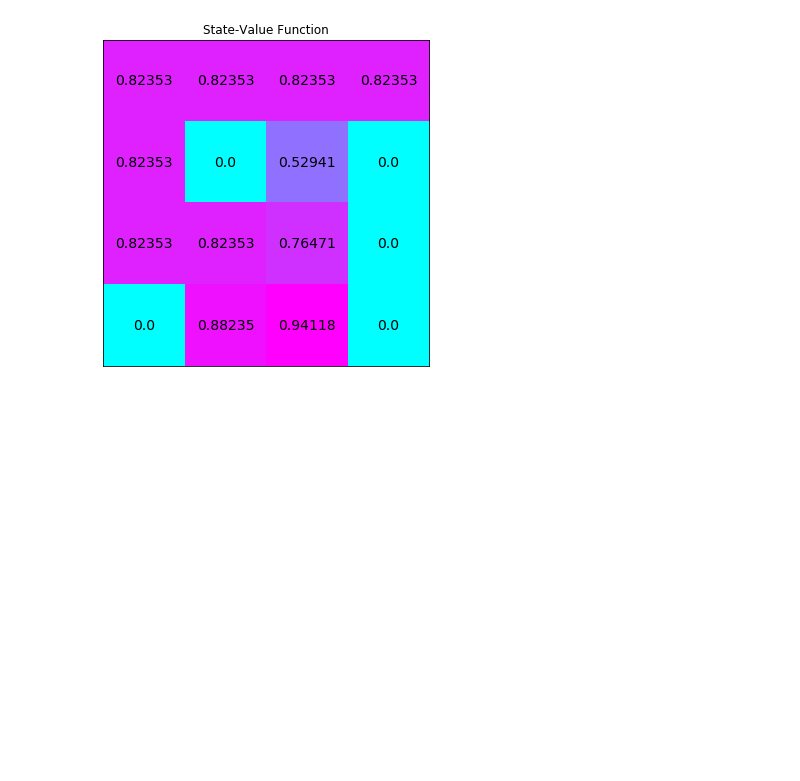
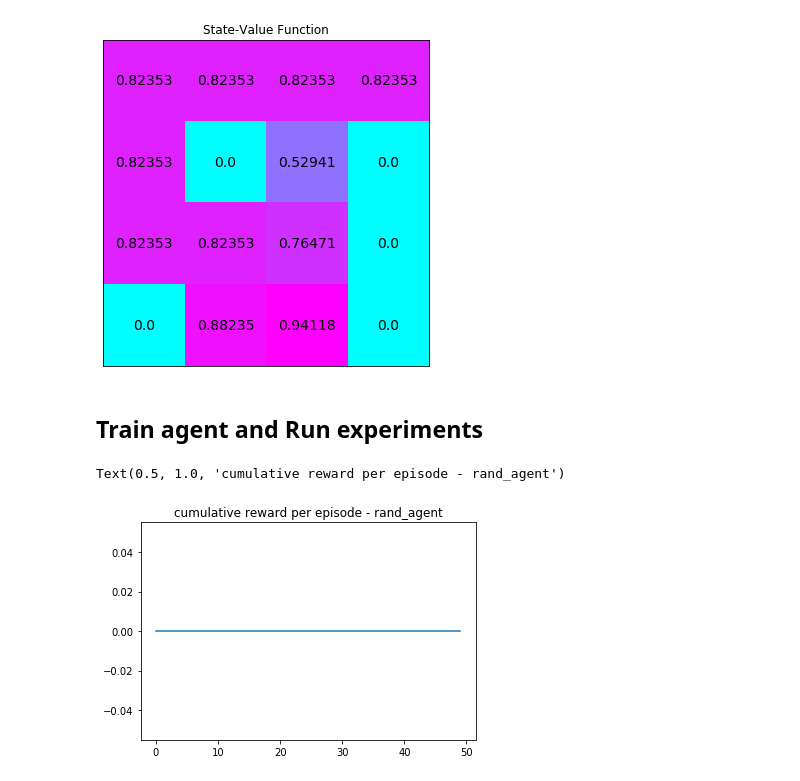
Before and after one commit to racousin/rl_introduction, a Jupyter notebook: notebooks/II) dynamic-programming.ipynb, the cells around one changed output. Cells and saved outputs as stored; diff of their text form; code cells hidden in the pictures; blank space fills up the shorter version.

Commit message:
mdp, init full version

```diff
--- a/notebooks/II) dynamic-programming.ipynb
+++ b/notebooks/II) dynamic-programming.ipynb
@@ -260,3 +292,40 @@ Optimal Policy (LEFT = 0, DOWN = 1, RIGHT = 2, UP = 3):
  [0.   1.   0.   0.  ]
  [0.25 0.25 0.25 0.25]]
 [figure]
+# %% [markdown]
+## Train agent and Run experiments
+# %%
+class MyMDPAgent(Agent):
+    def __init__(self, env, is_deterministic = True):
+        super().__init__(env)
+        self.policy = np.ones([self.env.observation_space.n, self.env.action_space.n]) / self.env.action_space.n
+        self.is_deterministic = is_deterministic
+    def act(self, state):
+        if self.is_deterministic:
+            action = np.argmax(self.policy[state])
+        else:
+            action = np.random.choice(np.arange(self.env.action_space.n),p=self.policy[state])
+        return action
+    def train(self):
+        self.policy, _ = value_iteration(self.env)
+# %%
+def run_experiment_episode(env, agent, nb_episode):
+    rewards = np.zeros(nb_episode)
+    for i in range(nb_episode):
+        state = env.reset()
+        done = False
+        rews = []
+        while done is False:
+            action = agent.act(state)
+            state, reward, done, info = env.step(action)
+            rews.append(reward)
+        rewards[i] = sum(rews)
+    return rewards
+# %%
+mdp_agent = MyMDPAgent(env)
+rewards = run_experiment_episode(env, mdp_agent, 50)
+plt.plot(rewards)
+plt.title('cumulative reward per episode - rand_agent')
+# %% [output]
+Text(0.5, 1.0, 'cumulative reward per episode - rand_agent')
+[figure, added]
```
Also changed, not shown: parts of 13 cells of this notebook.
